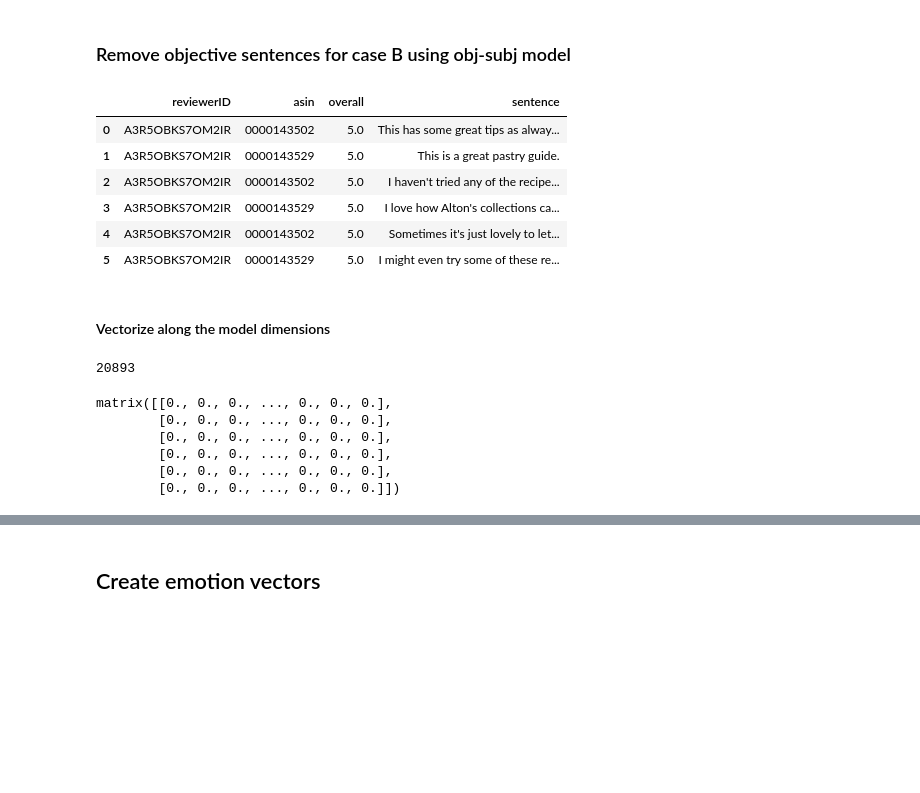
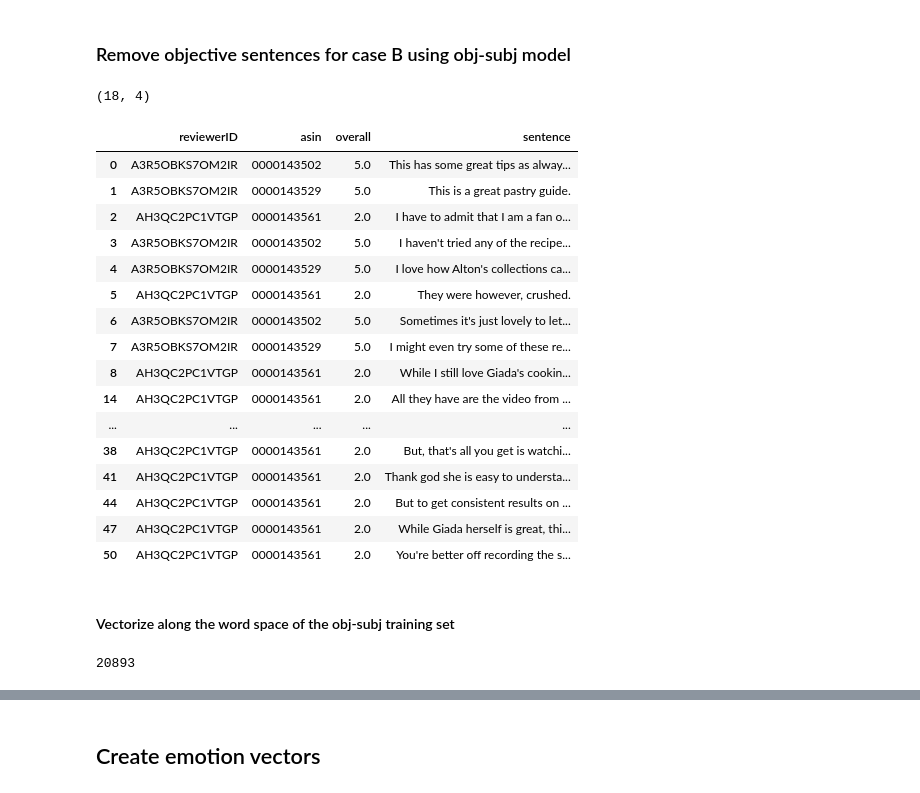
Before and after one commit to j-gd/movie_mood, a Jupyter notebook: src/Impact of Obj-Subj filter.ipynb, the cells around one changed output, grey strips where cells are left out. Drawn from its saved outputs; the diff is of its cells as text; code cells hidden in the pictures; blank space fills up the shorter version.

```diff
--- a/src/Impact of Obj-Subj filter.ipynb
+++ b/src/Impact of Obj-Subj filter.ipynb
@@ -50,6 +50,6 @@ comments_df = pickle.load(pickle_in)
 # %% [markdown]
 ## Split comments into separate sentences
 # %%
-small = comments_df.loc[:1, :]
+small = comments_df.loc[:2, :]
 len(small.index)
 # %% [output]
@@ -130,17 +165,33 @@ Removing 0 records
 # %% [markdown]
 ### Remove objective sentences for case B using obj-subj model
+# %%
+# pd.set_option('display.max_colwidth', -1)
+# sentences_on_movie['sentence']
+sentences_on_movie.shape
+# %% [output]
+(18, 4)
 # %%
-sentences_on_movie
+sentences_on_movie.head(20)
 # %% [output]
 |  | reviewerID | asin | overall | sentence |
 | 0 | A3R5OBKS7OM2IR | 0000143502 | 5.0 | This has some great tips as alway... |
 | 1 | A3R5OBKS7OM2IR | 0000143529 | 5.0 | This is a great pastry guide. |
-| 2 | A3R5OBKS7OM2IR | 0000143502 | 5.0 | I haven't tried any of the recipe... |
-| 3 | A3R5OBKS7OM2IR | 0000143529 | 5.0 | I love how Alton's collections ca... |
-| 4 | A3R5OBKS7OM2IR | 0000143502 | 5.0 | Sometimes it's just lovely to let... |
-| 5 | A3R5OBKS7OM2IR | 0000143529 | 5.0 | I might even try some of these re... |
+| 2 | AH3QC2PC1VTGP | 0000143561 | 2.0 | I have to admit that I am a fan o... |
+| 3 | A3R5OBKS7OM2IR | 0000143502 | 5.0 | I haven't tried any of the recipe... |
+| 4 | A3R5OBKS7OM2IR | 0000143529 | 5.0 | I love how Alton's collections ca... |
+| 5 | AH3QC2PC1VTGP | 0000143561 | 2.0 | They were however, crushed. |
+| 6 | A3R5OBKS7OM2IR | 0000143502 | 5.0 | Sometimes it's just lovely to let... |
+| 7 | A3R5OBKS7OM2IR | 0000143529 | 5.0 | I might even try some of these re... |
+| 8 | AH3QC2PC1VTGP | 0000143561 | 2.0 | While I still love Giada's cookin... |
+| 14 | AH3QC2PC1VTGP | 0000143561 | 2.0 | All they have are the video from ... |
+| ... | ... | ... | ... | ... |
+| 38 | AH3QC2PC1VTGP | 0000143561 | 2.0 | But, that's all you get is watchi... |
+| 41 | AH3QC2PC1VTGP | 0000143561 | 2.0 | Thank god she is easy to understa... |
+| 44 | AH3QC2PC1VTGP | 0000143561 | 2.0 | But to get consistent results on ... |
+| 47 | AH3QC2PC1VTGP | 0000143561 | 2.0 | While Giada herself is great, thi... |
+| 50 | AH3QC2PC1VTGP | 0000143561 | 2.0 | You're better off recording the s... |
-# %% [markdown]
-#### Vectorize along the model dimensions
+# %% [markdown]
+#### Vectorize along the word space of the obj-subj training set
 # %%
 from sklearn.feature_extraction.text import TfidfVectorizer
 tfidf = pickle.load(open('Obj-Subj_tfidf.pkl', 'rb'))
@@ -148,14 +199,7 @@ len(tfidf.vocabulary_)
 # %% [output]
 20893
 # %%
-mat = tfidf.transform(sentences['sentence']).todense()
+mat = tfidf.transform(sentences_on_movie['sentence']).todense()
-# %% [output]
-matrix([[0., 0., 0., ..., 0., 0., 0.],
-        [0., 0., 0., ..., 0., 0., 0.],
-        [0., 0., 0., ..., 0., 0., 0.],
-        [0., 0., 0., ..., 0., 0., 0.],
-        [0., 0., 0., ..., 0., 0., 0.],
-        [0., 0., 0., ..., 0., 0., 0.]])
 # %%
 mat
 # %% [output]
```
Also changed, not shown: parts of 32 cells of this notebook, 2 other files.
